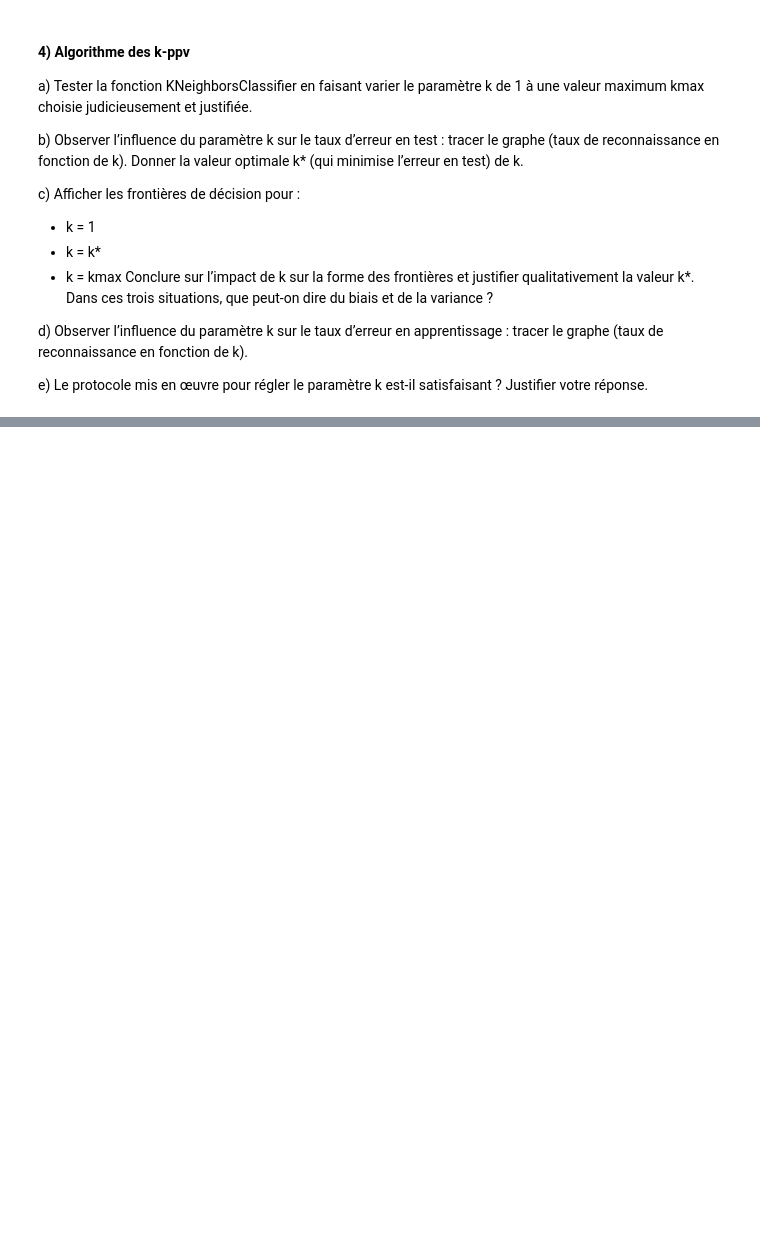
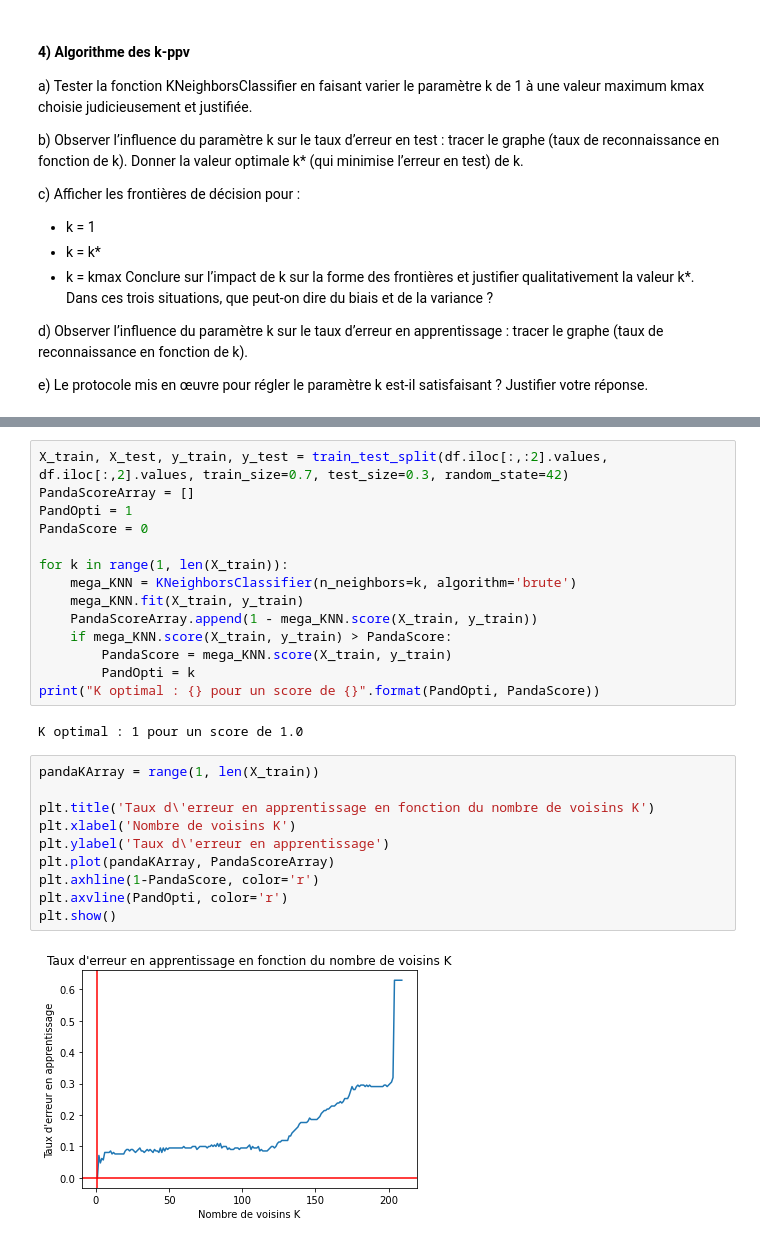
Before and after one commit to Yulypso/Neural-Network, a Jupyter notebook: TP1/knn.ipynb, the cells around one changed output, grey strips where cells are left out. Saved outputs shown, nothing was run; the diff lists cells and outputs as text; blank space fills up the shorter version.

```diff
--- a/TP1/knn.ipynb
+++ b/TP1/knn.ipynb
@@ -183,0 +276,28 @@ e)	Le protocole mis en œuvre pour régler le paramètre k est-il satisfaisant ?
+# %%
+X_train, X_test, y_train, y_test = train_test_split(df.iloc[:,:2].values, df.iloc[:,2].values, train_size=0.7, test_size=0.3, random_state=42)
+PandaScoreArray = []
+PandOpti = 1
+PandaScore = 0
+
+for k in range(1, len(X_train)):
+    mega_KNN = KNeighborsClassifier(n_neighbors=k, algorithm='brute')
+    mega_KNN.fit(X_train, y_train)
+    PandaScoreArray.append(1 - mega_KNN.score(X_train, y_train))
+    if mega_KNN.score(X_train, y_train) > PandaScore:
+        PandaScore = mega_KNN.score(X_train, y_train)
+        PandOpti = k
+print("K optimal : {} pour un score de {}".format(PandOpti, PandaScore))
+# %% [output]
+K optimal : 1 pour un score de 1.0
+# %%
+pandaKArray = range(1, len(X_train))
+
+plt.title('Taux d\'erreur en apprentissage en fonction du nombre de voisins K')
+plt.xlabel('Nombre de voisins K')
+plt.ylabel('Taux d\'erreur en apprentissage')
+plt.plot(pandaKArray, PandaScoreArray)
+plt.axhline(1-PandaScore, color='r')
+plt.axvline(PandOpti, color='r')
+plt.show()
+# %% [output]
+[figure, added]
```
Also changed, not shown: parts of 8 cells of this notebook.
